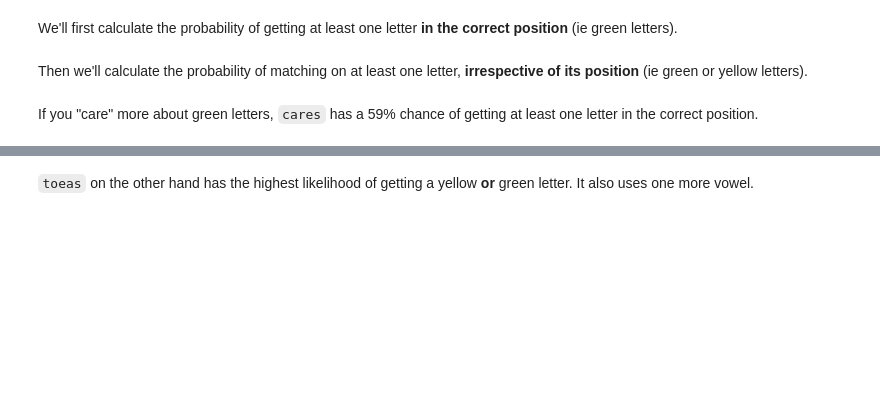
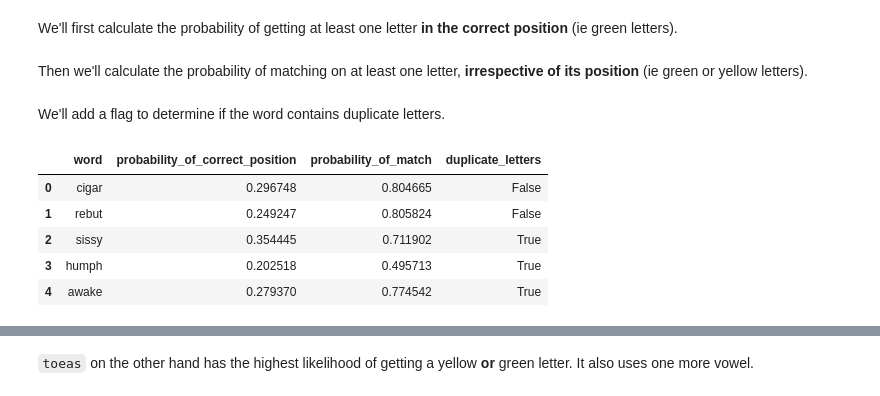
Before and after one commit to shortbear/nerdle, a Jupyter notebook: EDA.ipynb, the cells around one changed output, grey strips where cells are left out. Saved outputs shown, nothing was run; the diff lists cells and outputs as text; code cells hidden in the pictures; blank space fills up the shorter version.

```diff
--- a/EDA.ipynb
+++ b/EDA.ipynb
@@ -172,5 +172,15 @@ probs['probability_of_correct_position'] = probs['word'].map(probability_of_corr
 Then we'll calculate the probability of matching on at least one letter, **irrespective of its position** (ie green or yellow letters).
 # %%
 probs['probability_of_match'] = probs['word'].map(lambda word: corpus.str.contains('|'.join(word)).mean())
-# %% [markdown]
-If you "care" more about green letters, `cares` has a 59% chance of getting at least one letter in the correct position.
+# %% [markdown]
+We'll add a flag to determine if the word contains duplicate letters.
+# %%
+probs['duplicate_letters'] = probs['word'].map(set).map(len) < 5
+probs.head()
+# %% [output]
+|  | word | probability_of_correct_position | probability_of_match | duplicate_letters |
+| 0 | cigar | 0.296748 | 0.804665 | False |
+| 1 | rebut | 0.249247 | 0.805824 | False |
+| 2 | sissy | 0.354445 | 0.711902 | True |
+| 3 | humph | 0.202518 | 0.495713 | True |
+| 4 | awake | 0.279370 | 0.774542 | True |
```
Also changed, not shown: parts of 8 cells of this notebook, 2 other files.
